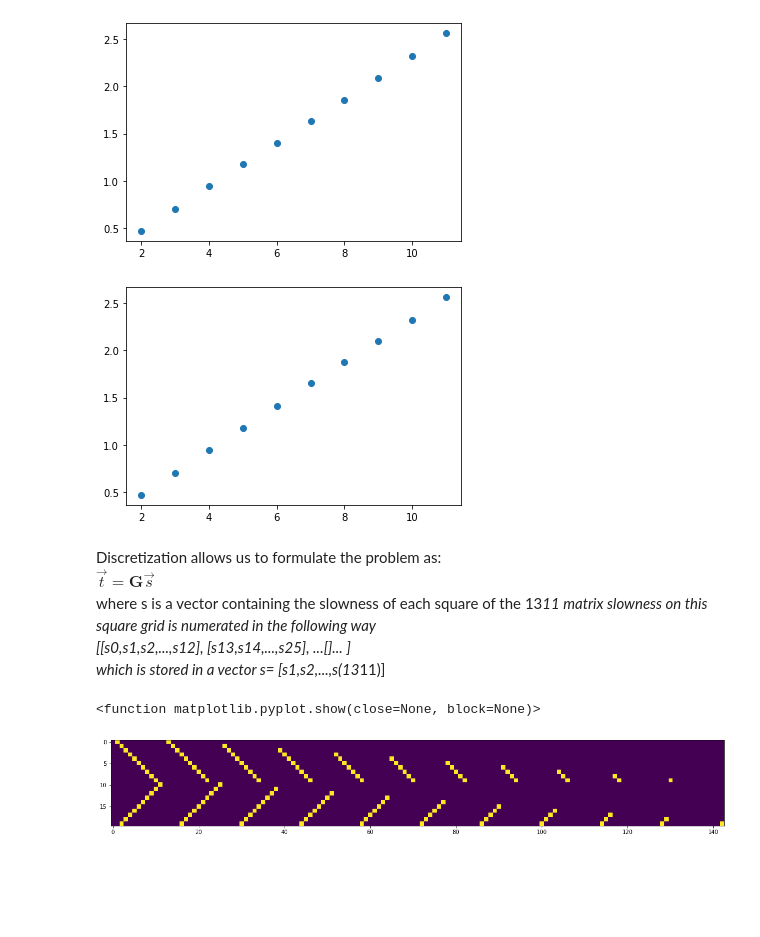
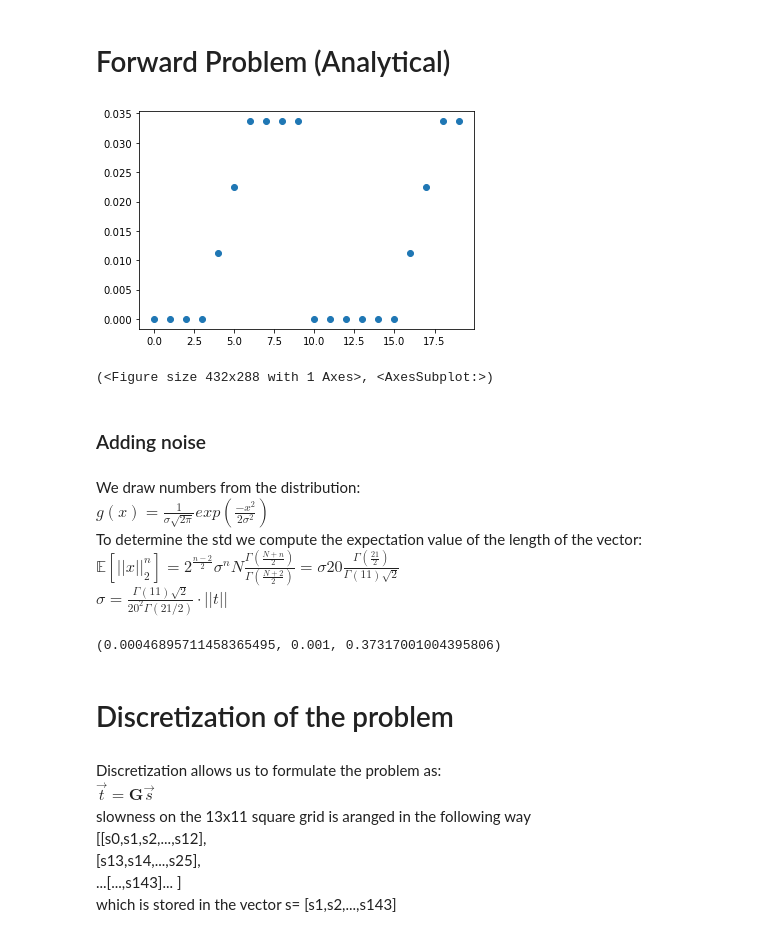
Before and after one commit to Kiril94/Inverse_Problems, a Jupyter notebook: Ass1/Ass1.ipynb, the cells around one changed output. Cells and saved outputs as stored; diff of their text form; code cells hidden in the pictures; blank space fills up the shorter version.

```diff
--- a/Ass1/Ass1.ipynb
+++ b/Ass1/Ass1.ipynb
@@ -7,11 +11,18 @@ import sys
 # %%
-def fastplot(x,y):
+def fastplot(x,y,xlabel='',ylabel=''):
     fig, ax = plt.subplots()
     ax.scatter(x,y)
+    ax.set_xlabel(xlabel)
+    ax.set_ylabel(ylabel)
     plt.show()
+    return fig, ax
+# %% [markdown]
+# Forward Problem (Analytical)
 # %%
 v1,v2 = 6.,6.3
 x1,x2,z1,z2 = 4,7,1,9
+ds1 = 0
+ds2 = 1/v1-1/v2
 def forward_l(zr,x1,x2,z1,z2,right):
     if right:
         a = x1
@@ -20,19 +31,32 @@ def forward_l(zr,x1,x2,z1,z2,right):
         x2 = 13-a
     dx = x2-x1
     if zr<=(x1+z1):
-        t = np.sqrt(2)*zr/v1
-    elif zr>=(x1+z1) and zr<(x2+z1):
-        t = np.sqrt(2)*((x1+z1)/v1+(zr-z1-x1)/v2)
+        t = np.sqrt(2)*zr*ds1
+    elif zr>(x1+z1) and zr<=(x2+z1):
+        t = np.sqrt(2)*((x1+z1)*ds1+(zr-z1-x1)*ds2)
     else:
-        t = np.sqrt(2)*((zr-dx)/v1+dx/v2)
+        t = np.sqrt(2)*((zr-dx)*ds1+dx*ds2)
     return t
+
+def forward_sim(G,s):
+    return G@s
 # %%
 rays = np.arange(2,12)
 t_l = [forward_l(r,x1,x2,z1,z2,False) for r in rays]
 t_r = [forward_l(r,x1,x2,z1,z2,True) for r in rays]
+rays_all = np.arange(20)#rays are enumerated top to bottom starting on the left assigning 0-9 and 10-19 on the right
+t_pure = np.concatenate((t_l,t_r))
+t_pure = t_pure.reshape(20,1)
-# %%
-fastplot(rays, t_l)
-fastplot(rays, t_r)
-# %% [output]
-[figure, removed]
-[figure, removed]
+# %%
+fastplot(rays_all, t_pure)
+# %% [output]
+[figure, added]
+(<Figure size 432x288 with 1 Axes>, <AxesSubplot:>)
+# %% [markdown]
+### Adding noise
+# %% [markdown]
+We draw numbers from the distribution:\
+$ g(x) = \frac{1}{\sigma\sqrt{2\pi}} exp\left(\frac{-x^2}{2\sigma^2} \right)$\
+To determine the std we compute the expectation value of the length of the vector:\
+$\mathbb{E}\left[||x||_2^n\right] = 2^\frac{n-2}{2}\sigma^n N \frac{\Gamma\left(\frac{N+n}{2}\right)}{\Gamma\left(\frac{N+2}{2}\right)} = \sigma 20 \frac{\Gamma\left(\frac{21}{2}\right)}{\Gamma\left(11\right)\sqrt{2}}$\
+$\sigma = \frac{\Gamma(11)\sqrt{2}}{20^2\Gamma(21/2)}\cdot||t||$
@@ -39,12 +73,23 @@ fastplot(rays, t_r)
+# %%
+#np.random.seed(10)
+N = 20
+sigma = 0.001#gamma((N+2)/2)*np.sqrt(2)/ (20*N*gamma((N+1)/2))*la.norm(t_pure)
+n = np.random.normal(loc = 0, scale = sigma, size = (N,1))
+t = t_pure + n
+t_pure_sim = forward_sim(G,s_sim)
+la.norm(n)-1/20*la.norm(t_pure), sigma, la.norm(t_pure_sim-t_pure)
+# %% [output]
+(0.00046895711458365495, 0.001, 0.37317001004395806)
+# %% [markdown]
+# Discretization of the problem
 # %% [markdown]
 Discretization allows us to formulate the problem as:\
 $\vec{t} = \mathbf{G}\vec{s}$\
-where s is a vector containing the slowness of each square of the 13*11 matrix
-slowness on this square grid is numerated in the following way\
-[[s0,s1,s2,...,s12],
-[s13,s14,...,s25],
-...[]...
+slowness on the 13x11 square grid is aranged in the following way\
+[[s0,s1,s2,...,s12],\
+[s13,s14,...,s25],\
+...[...,s143]...
 ]\
-which is stored in a vector s= [s1,s2,...,s(13*11)]
+which is stored in the vector s= [s1,s2,...,s143]
 # %%
 G = np.zeros((20,13*11))
@@ -58,9 +103 @@ S[1:9,4:7] = 1/v2
 s_sim = np.ndarray.flatten(S) #s_sim contains information about the size of the gray area and is used to simulate the data
-# %%
-#This is what the matrix looks like
-fig, ax = plt.subplots(figsize = (20,10))
-ax.imshow(G)
-plt.show
-# %% [output]
-<function matplotlib.pyplot.show(close=None, block=None)>
-[figure, removed]
```
Also changed, not shown: parts of 18 cells of this notebook, 1 other file.
